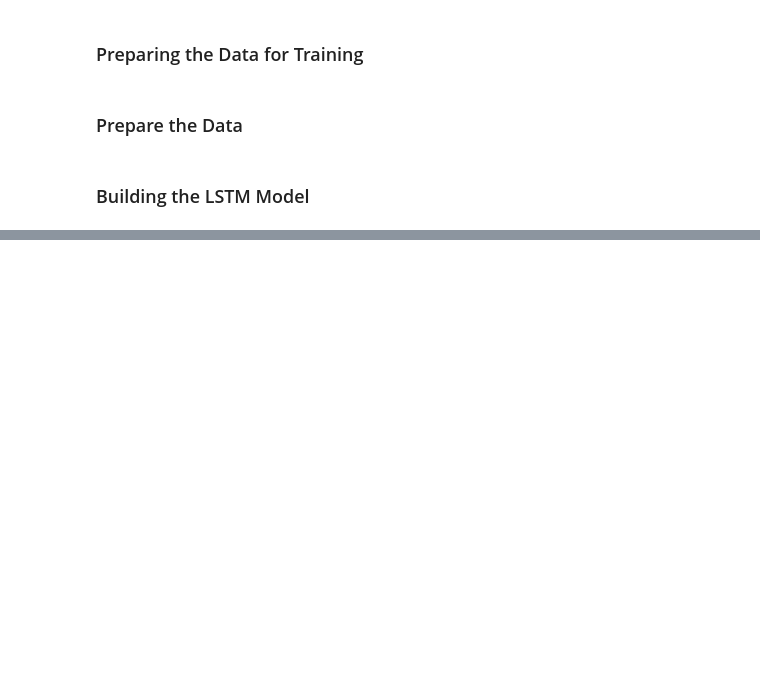
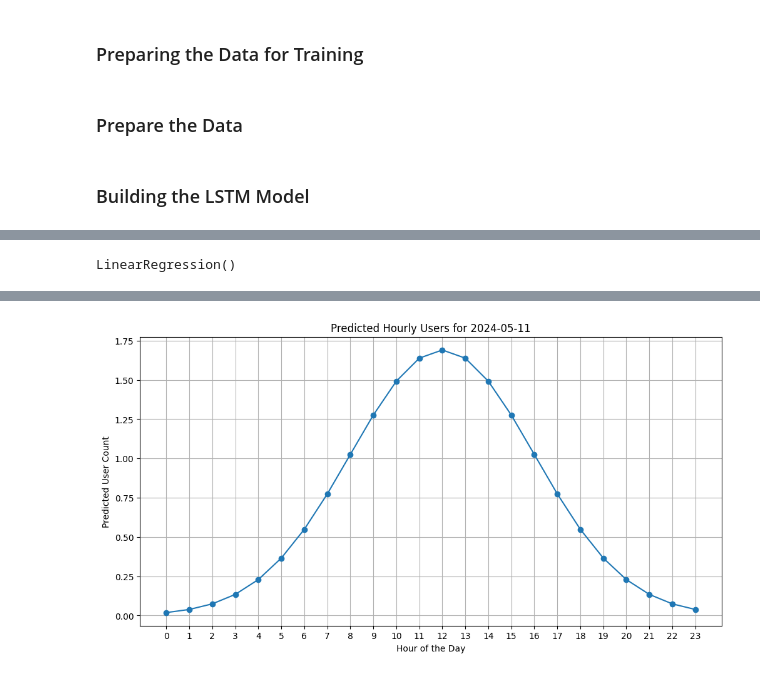
Before and after one commit to Fanul1/Frontend-C241-IH01, a Jupyter notebook: PredictPerDays.ipynb, the cells around one changed output, grey strips where cells are left out. Cells and saved outputs as stored; diff of their text form; code cells hidden in the pictures; blank space fills up the shorter version.

```diff
--- a/PredictPerDays.ipynb
+++ b/PredictPerDays.ipynb
@@ -179,0 +213,73 @@ plt.show()
+# %%
+# Prepare the data for linear regression
+user_counts_per_day['day'] = (user_counts_per_day['date'] - user_counts_per_day['date'].min()).dt.days
+X = user_counts_per_day['day'].values.reshape(-1, 1)
+y = user_counts_per_day['user_count'].values
+
+# Initialize and fit the model
+model = LinearRegression()
+model.fit(X, y)
+# %% [output]
+LinearRegression()
+# %%
+def predict_hourly_users_for_date(input_date: str) -> pd.DataFrame:
+    # Get the predicted number of users for the given date
+    predicted_users_day = predict_users_for_date(input_date)
+
+    # Generate hourly distribution assuming a normal distribution centered around midday
+    hours = np.arange(24)
+    mean_hour = 12  # Center around midday
+    std_dev = 4     # Standard deviation, adjust as needed
+    hourly_distribution = np.exp(-0.5 * ((hours - mean_hour) / std_dev) ** 2)
+    hourly_distribution /= hourly_distribution.sum()  # Normalize to sum to 1
+
+    # Calculate the number of users for each hour
+    hourly_users = predicted_users_day * hourly_distribution
+
+    # Create a DataFrame for the result
+    hourly_df = pd.DataFrame({
+        'hour': hours,
+        'predicted_user_count': hourly_users
+    })
+
+    return hourly_df
+
+def predict_users_for_date(input_date: str) -> float:
+    # Convert input date to datetime object
+    input_date_dt = pd.to_datetime(input_date)
+
+    # Calculate the 'day' value for the input date
+    days_since_start = (input_date_dt - user_counts_per_day['date'].min()).days
+
+    # Prepare the input for prediction
+    input_day = np.array([[days_since_start]])
+
+    # Predict the number of users
+    predicted_user_count = model.predict(input_day)
+
+    return predicted_user_count[0]
+
+def plot_hourly_users_for_date(input_date: str):
+    # Get the predicted hourly users for the given date
+    hourly_users_df = predict_hourly_users_for_date(input_date)
+
+    # Plot the data
+    plt.figure(figsize=(12, 6))
+    plt.plot(hourly_users_df['hour'], hourly_users_df['predicted_user_count'], marker='o', linestyle='-')
+    plt.title(f'Predicted Hourly Users for {input_date}')
+    plt.xlabel('Hour of the Day')
+    plt.ylabel('Predicted User Count')
+    plt.grid(True)
+    plt.xticks(range(0, 24))
+    plt.show()
+
+desired_date = '2024-05-11'  # Change this to the date you want to predict
+
+predicted_hourly_users = predict_hourly_users_for_date(desired_date)
+print(predicted_hourly_users)
+
+predicted_users = predict_users_for_date(desired_date)
+print(f"The predicted number of users for {desired_date} is {predicted_users:.2f}")
+
+plot_hourly_users_for_date(desired_date)
+# %% [output]
@@ -179,0 +303 @@ plt.show()
+[figure, added]
```
Also changed, not shown: parts of 15 cells of this notebook, 3 other files.
